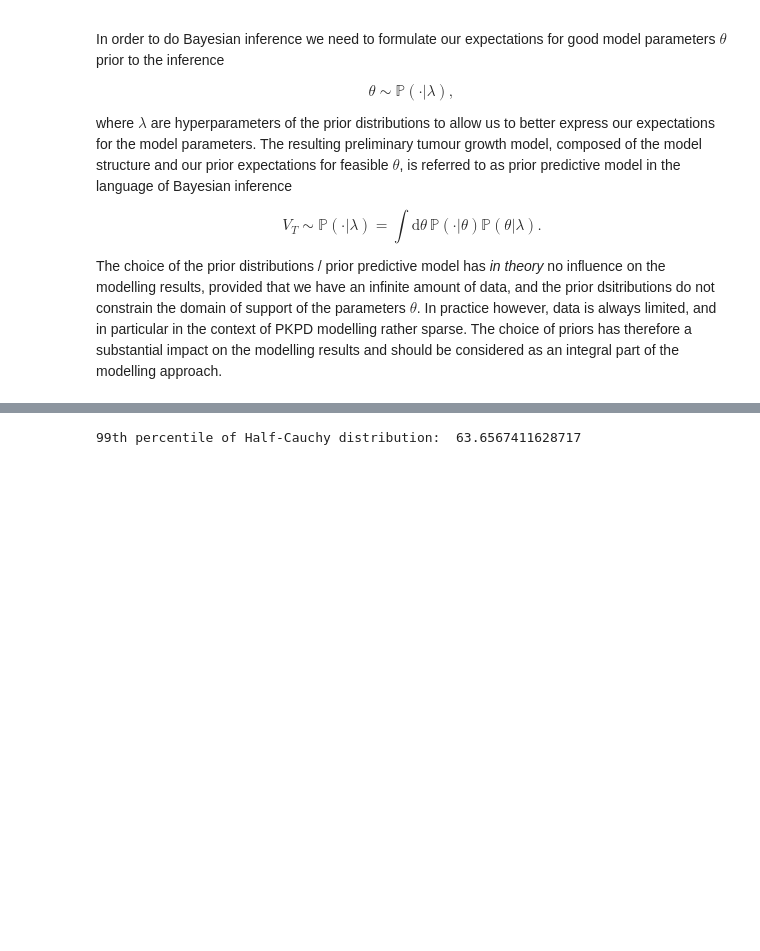
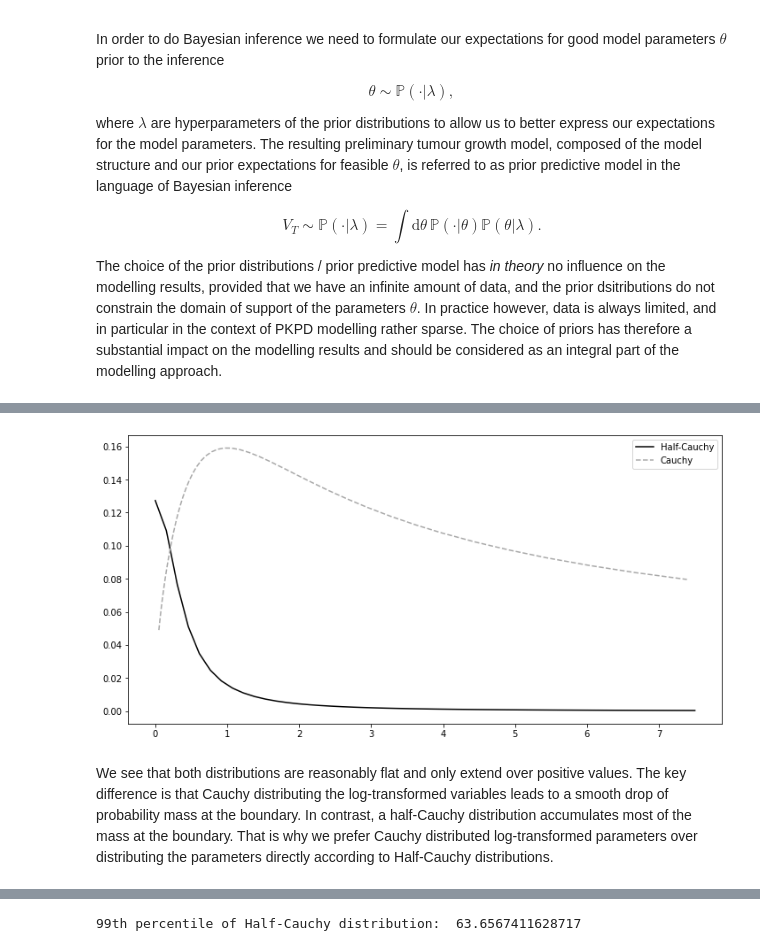
Before and after one commit to DavAug/ErlotinibGefitinib, a Jupyter notebook: control_growth_analysis.ipynb, the cells around one changed output, grey strips where cells are left out. Saved outputs shown, nothing was run; the diff lists cells and outputs as text; code cells hidden in the pictures; blank space fills up the shorter version.

```diff
--- a/control_growth_analysis.ipynb
+++ b/control_growth_analysis.ipynb
@@ -502,0 +479,39 @@ Analogous to the error model priors, the variance priors may be chosen to be Hal
+# %%
+#
+# Illustration of a variable x that is Half-Cauchy distributed with mean 0 and scale 10, and a variable y whose logarithm is Cauchy distributed with location 0 and scale 1 (location 0 in logarithm space is location 1 in linear space).
+#
+
+import matplotlib.pyplot as plt
+import numpy as np
+from scipy.stats import cauchy, halfcauchy
+
+
+# Half-Cauchy
+samples_hc = np.linspace(0, 7.5)
+probs_hc = halfcauchy.pdf(samples, scale=5)
+
+# Cauchy
+log_samples = np.linspace(-3, 2)
+probs_c = cauchy.pdf(log_samples, scale=2)
+
+# transform samples of cauchy distribution back into linear space
+samples_c = np.exp(log_samples)
+
+# Create plot of distribtuions
+fig = plt.figure(figsize=(12, 6))
+
+# Plot Half-Cauchy
+plt.plot(samples_hc, probs_hc, color='black', label='Half-Cauchy')
+
+# Plot Cauchy
+plt.plot(samples_c, probs_c, color='darkgrey', label='Cauchy', linestyle='dashed')
+
+# Make legend
+plt.legend()
+
+# Show plot
+plt.show()
+# %% [output]
+[figure, added]
+# %% [markdown]
+We see that both distributions are reasonably flat and only extend over positive values. The key difference is that Cauchy distributing the log-transformed variables leads to a smooth drop of probability mass at the boundary. In contrast, a half-Cauchy distribution accumulates most of the mass at the boundary. That is why we prefer Cauchy distributed log-transformed parameters over distributing the parameters directly according to Half-Cauchy distributions.
```
Also changed, not shown: parts of 7 cells of this notebook.
